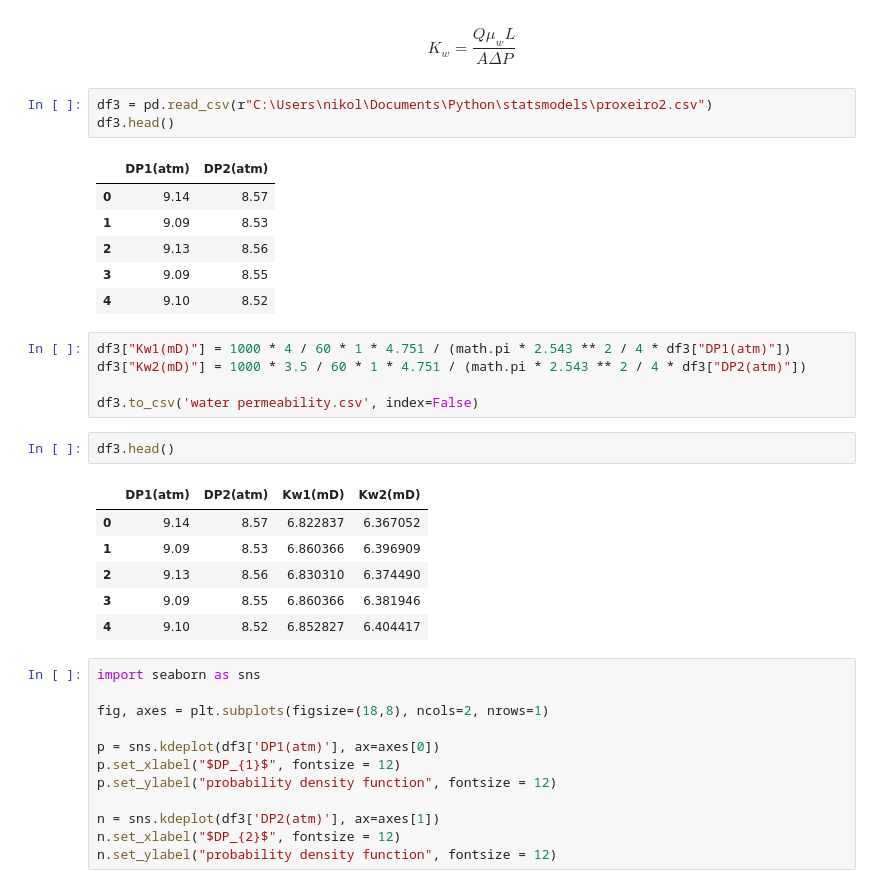
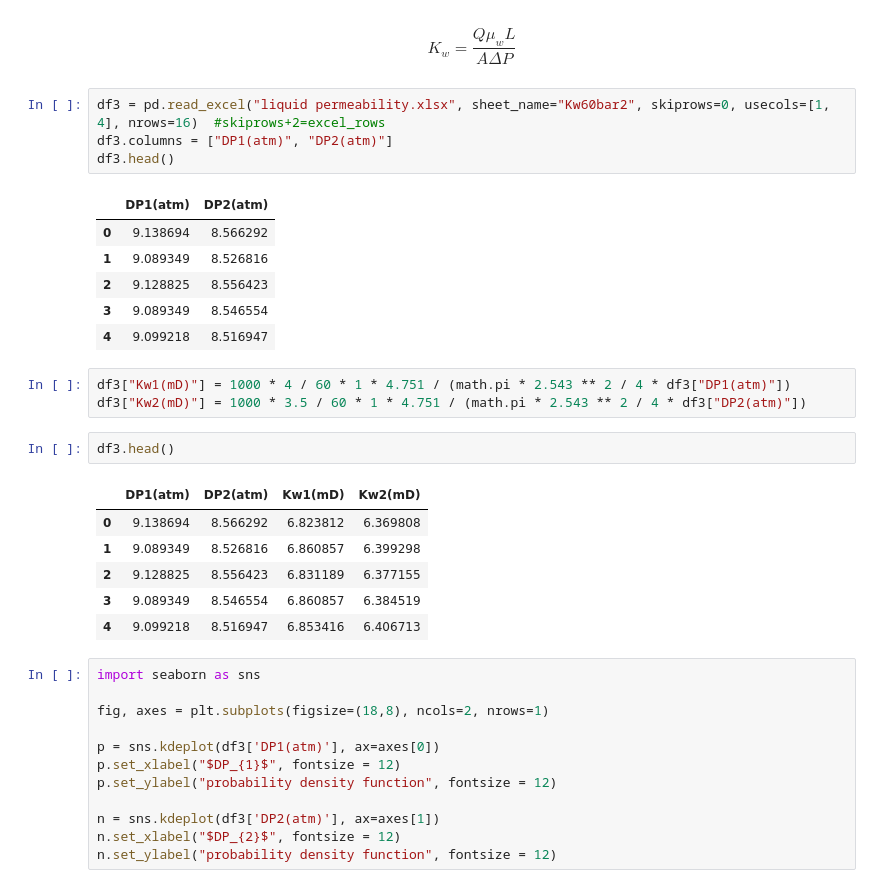
Before and after one commit to MadScientist1995/python, a Jupyter notebook: Absolute permeability of a rock sample.ipynb, the cells around one changed output. Saved outputs shown, nothing was run; the diff lists cells and outputs as text.

```diff
--- a/Absolute permeability of a rock sample.ipynb
+++ b/Absolute permeability of a rock sample.ipynb
@@ -235,29 +226,28 @@ The standard error of the y estimate is 0.4222172860759531 mD
 # %% [markdown]
 $$K_w=\frac{Q{\mu }_wL}{A\mathit{\Delta}P}$$
 # %%
-df3 = pd.read_csv(r"C:\Users\nikol\Documents\Python\statsmodels\proxeiro2.csv")
+df3 = pd.read_excel("liquid permeability.xlsx", sheet_name="Kw60bar2", skiprows=0, usecols=[1, 4], nrows=16)  #skiprows+2=excel_rows
+df3.columns = ["DP1(atm)", "DP2(atm)"]
 df3.head()
 # %% [output]
 |  | DP1(atm) | DP2(atm) |
-| 0 | 9.14 | 8.57 |
-| 1 | 9.09 | 8.53 |
-| 2 | 9.13 | 8.56 |
-| 3 | 9.09 | 8.55 |
-| 4 | 9.10 | 8.52 |
+| 0 | 9.138694 | 8.566292 |
+| 1 | 9.089349 | 8.526816 |
+| 2 | 9.128825 | 8.556423 |
+| 3 | 9.089349 | 8.546554 |
+| 4 | 9.099218 | 8.516947 |
 # %%
 df3["Kw1(mD)"] = 1000 * 4 / 60 * 1 * 4.751 / (math.pi * 2.543 ** 2 / 4 * df3["DP1(atm)"])
 df3["Kw2(mD)"] = 1000 * 3.5 / 60 * 1 * 4.751 / (math.pi * 2.543 ** 2 / 4 * df3["DP2(atm)"])
-
-df3.to_csv('water permeability.csv', index=False)
 # %%
 df3.head()
 # %% [output]
 |  | DP1(atm) | DP2(atm) | Kw1(mD) | Kw2(mD) |
-| 0 | 9.14 | 8.57 | 6.822837 | 6.367052 |
-| 1 | 9.09 | 8.53 | 6.860366 | 6.396909 |
-| 2 | 9.13 | 8.56 | 6.830310 | 6.374490 |
-| 3 | 9.09 | 8.55 | 6.860366 | 6.381946 |
-| 4 | 9.10 | 8.52 | 6.852827 | 6.404417 |
+| 0 | 9.138694 | 8.566292 | 6.823812 | 6.369808 |
+| 1 | 9.089349 | 8.526816 | 6.860857 | 6.399298 |
+| 2 | 9.128825 | 8.556423 | 6.831189 | 6.377155 |
+| 3 | 9.089349 | 8.546554 | 6.860857 | 6.384519 |
+| 4 | 9.099218 | 8.516947 | 6.853416 | 6.406713 |
 # %%
 import seaborn as sns
 
```
Also changed, not shown: parts of 30 cells of this notebook, 2 other files.
